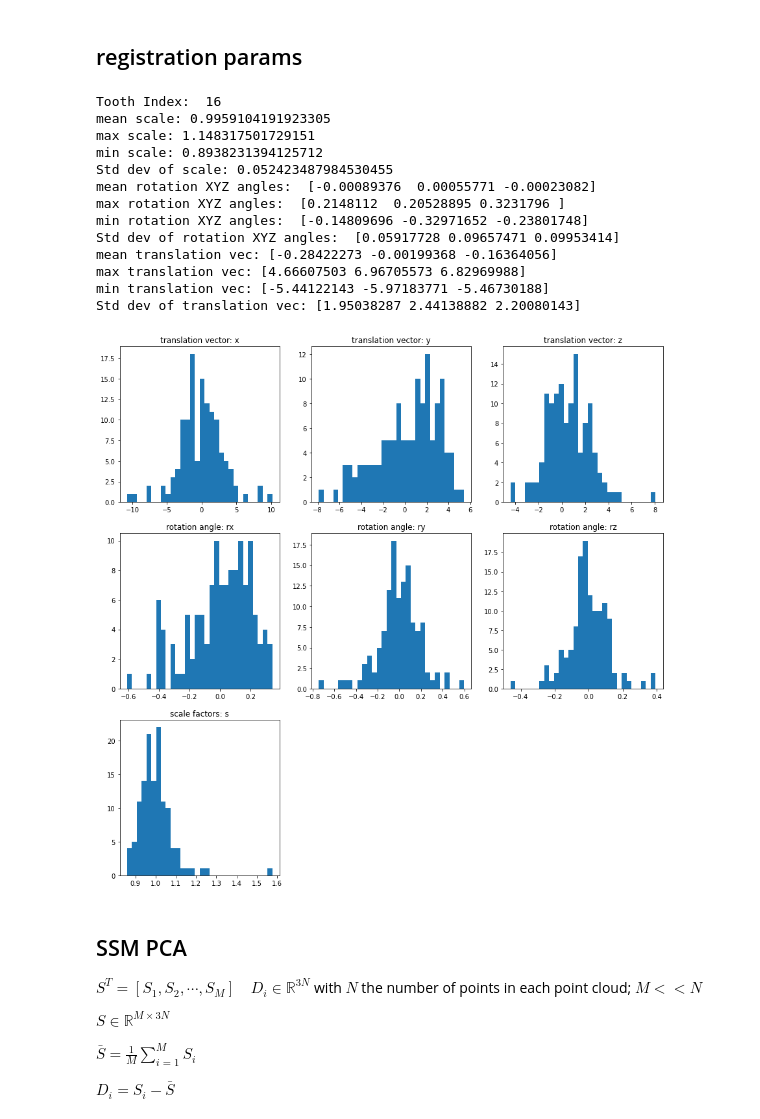
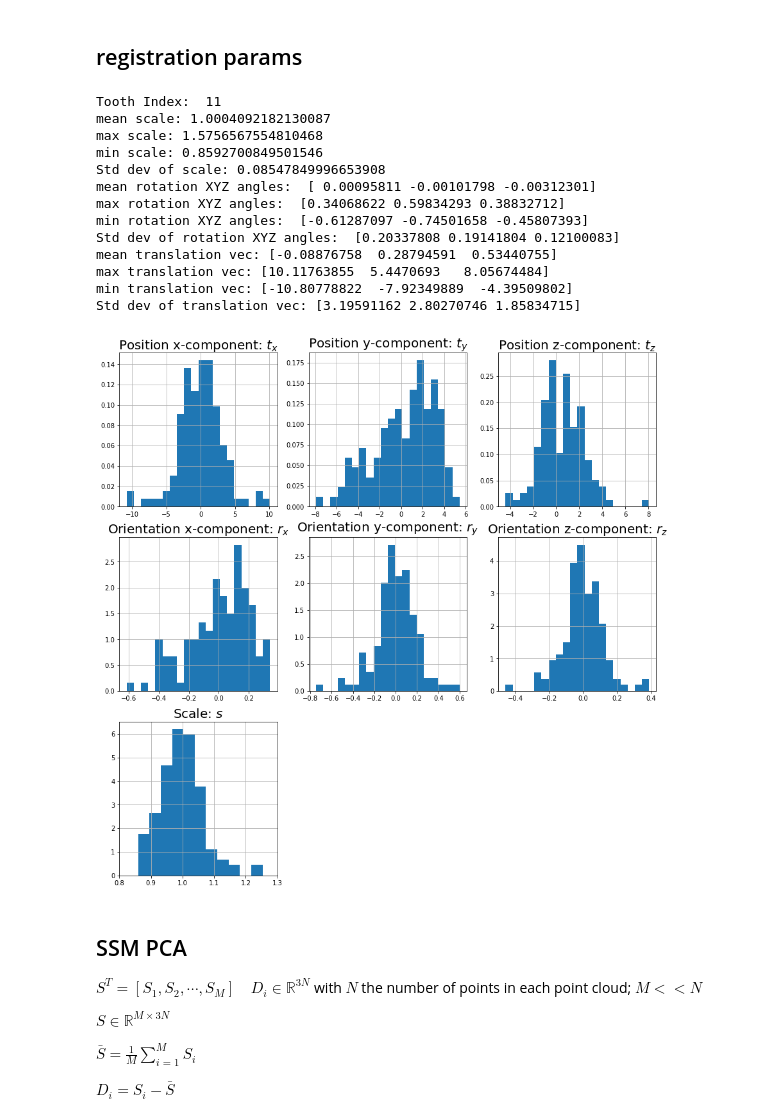
Before and after one commit to SJTUzhou/3D-Teeth-Reconstruction-from-Five-Intra-oral-Images, a Jupyter notebook: cpd_ssm.ipynb, the cells around one changed output. Saved outputs shown, nothing was run; the diff lists cells and outputs as text; code cells hidden in the pictures.

Commit message:
images for paper

```diff
--- a/cpd_ssm.ipynb
+++ b/cpd_ssm.ipynb
@@ -334,10 +334,11 @@ def alignToothPointGroups(initRefPG, trainPointGroups, max_global_iter=5, eps=1e
 # rotAnglesXYZ = getRotAngles(rotMatrices)
 # translationVectors = np.vstack([param[2] for param in sRtParams])
 
+toothIndex = 11
 # toothIndex 已定义
 print("Tooth Index: ",toothIndex)
-tags, scaleFactors, rotMatrices, translationVectors = readRegistrationParamsFromHDF5(r"./data/params/sRtParams_{}.hdf5".format(toothIndex), toothIndex)
-rotAnglesXYZ = getRotAngles(rotMatrices)
+tags, scaleFactors, rotMatrices, translationVectors = utils.readRegistrationParamsFromHDF5(r"./data/params/sRtParams_{}.hdf5".format(toothIndex), toothIndex)
+rotAnglesXYZ = utils.getRotAngles(rotMatrices)
 
 print("mean scale:",np.array(scaleFactors).mean())
 print("max scale:",np.array(scaleFactors).max())
@@ -354,19 +355,19 @@ print("max translation vec:",translationVectors.max(axis=0))
 print("min translation vec:",translationVectors.min(axis=0))
 print("Std dev of translation vec:",np.sqrt(np.var(translationVectors, axis=0)))
 # %% [output]
-Tooth Index:  16
-mean scale: 0.9959104191923305
-max scale: 1.148317501729151
-min scale: 0.8938231394125712
-Std dev of scale: 0.052423487984530455
-mean rotation XYZ angles:  [-0.00089376  0.00055771 -0.00023082]
-max rotation XYZ angles:  [0.2148112  0.20528895 0.3231796 ]
-min rotation XYZ angles:  [-0.14809696 -0.32971652 -0.23801748]
-Std dev of rotation XYZ angles:  [0.05917728 0.09657471 0.09953414]
-mean translation vec: [-0.28422273 -0.00199368 -0.16364056]
-max translation vec: [4.66607503 6.96705573 6.82969988]
-min translation vec: [-5.44122143 -5.97183771 -5.46730188]
-Std dev of translation vec: [1.95038287 2.44138882 2.20080143]
+Tooth Index:  11
+mean scale: 1.0004092182130087
+max scale: 1.5756567554810468
+min scale: 0.8592700849501546
+Std dev of scale: 0.08547849996653908
+mean rotation XYZ angles:  [ 0.00095811 -0.00101798 -0.00312301]
+max rotation XYZ angles:  [0.34068622 0.59834293 0.38832712]
+min rotation XYZ angles:  [-0.61287097 -0.74501658 -0.45807393]
+Std dev of rotation XYZ angles:  [0.20337808 0.19141804 0.12100083]
+mean translation vec: [-0.08876758  0.28794591  0.53440755]
+max translation vec: [10.11763855  5.4470693   8.05674484]
+min translation vec: [-10.80778822  -7.92349889  -4.39509802]
+Std dev of translation vec: [3.19591162 2.80270746 1.85834715]
 # %%
 def visualizeRotMatrices(rotMatrices, meanRotMat):
     # 适用于右乘旋转绝阵
@@ -408,31 +409,39 @@ meanRotMat = getRotMat(rotAnglesXYZ.mean(axis=0))
 visualizeRotMatrices(rotMatrices,meanRotMat)
 # %%
-bins = 30
+bins = 20
 plt.figure(figsize=(15, 15))
 plt.subplot(331)
-plt.hist(translationVectors[:,0], bins=bins)
-plt.title("translation vector: x")
+plt.hist(translationVectors[:,0], bins=bins, density=True)
+plt.title("Position x-component: $t_x$", fontsize = 20)
+plt.grid(True)
 plt.subplot(332)
-plt.hist(translationVectors[:,1], bins=bins)
-plt.title("translation vector: y")
+plt.hist(translationVectors[:,1], bins=bins, density=True)
+plt.title("Position y-component: $t_y$", fontsize = 20)
+plt.grid(True)
 plt.subplot(333)
-plt.hist(translationVectors[:,2], bins=bins)
-plt.title("translation vector: z")
+plt.hist(translationVectors[:,2], bins=bins, density=True)
+plt.title("Position z-component: $t_z$", fontsize = 20)
+plt.grid(True)
 plt.subplot(334)
-plt.hist(rotAnglesXYZ[:,0], bins=bins)
-plt.title("rotation angle: rx")
+plt.hist(rotAnglesXYZ[:,0], bins=bins, density=True)
+plt.title("Orientation x-component: $r_x$", fontsize = 20)
+plt.grid(True)
 plt.subplot(335)
-plt.hist(rotAnglesXYZ[:,1], bins=bins)
-plt.title("rotation angle: ry")
+plt.hist(rotAnglesXYZ[:,1], bins=bins, density=True)
+plt.title("Orientation y-component: $r_y$", fontsize = 20)
+plt.grid(True)
 plt.subplot(336)
-plt.hist(rotAnglesXYZ[:,2], bins=bins)
-plt.title("rotation angle: rz")
+plt.hist(rotAnglesXYZ[:,2], bins=bins, density=True)
+plt.title("Orientation z-component: $r_z$", fontsize = 20)
+plt.grid(True)
 plt.subplot(337)
-plt.hist(scaleFactors, bins=bins)
-plt.title("scale factors: s")
+plt.hist(scaleFactors, bins=bins, density=True)
+plt.title("Scale: $s$", fontsize = 20)
+plt.xlim([0.8,1.3])
+plt.grid(True)
 plt.show()
 # %% [output]
-[figure, old version]
+[figure, new version]
 # %% [markdown]
 ## SSM PCA
 $S^T = [S_1, S_2, \cdots, S_M] \quad D_i \in \mathbb{R}^{3N}$ with $N$ the number of points in each point cloud; $M<<N$
```
Also changed, not shown: parts of 2 cells of this notebook, 3 other files.
